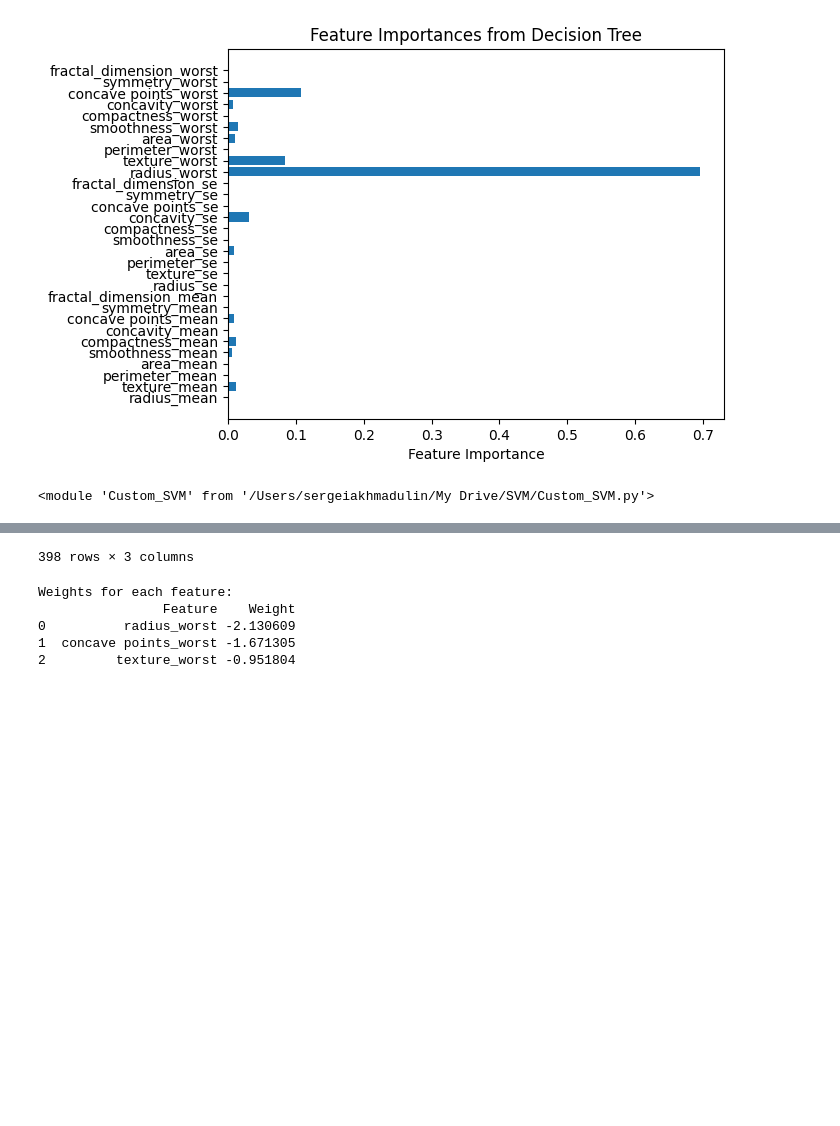
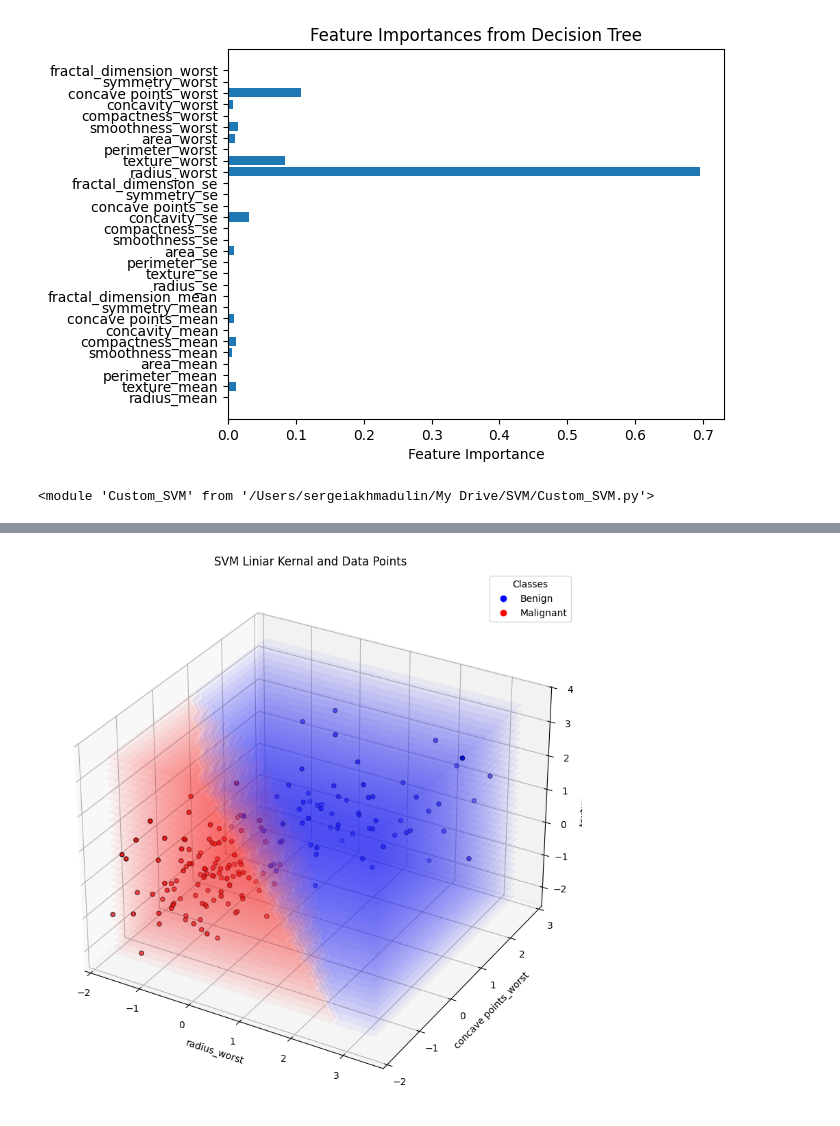
Before and after one commit to SergeyAkh/SVM, a Jupyter notebook: SVM.ipynb, the cells around one changed output, grey strips where cells are left out. Saved outputs shown, nothing was run; the diff lists cells and outputs as text; code cells hidden in the pictures; blank space fills up the shorter version.

```diff
--- a/SVM.ipynb
+++ b/SVM.ipynb
@@ -328,0 +317,4 @@ X_train, X_test, y_train, y_test = train_test_split(X_scaled,y, test_size=0.3, r
+# %%
+scaler = StandardScaler()
+X_scaled_tr = scaler.fit_transform(X_train)
+X_scaled_test = scaler.transform(X_test)
@@ -334,5 +328,5 @@ importlib.reload(Custom_SVM)
 # %%
 svm = Custom_SVM.CustomSVM()
 # %%
-svm.fit(X_train, np.squeeze(y_train.reset_index(drop=True)))
+svm.fit(X_scaled_tr, np.squeeze(y_train.reset_index(drop=True)))
 # %%
@@ -348,5 +345,0 @@ Let's focuse on model from sklearn package. Compare perfomance and try to improv
-# %%
-svm_clf = SVC(kernel='linear', gamma='scale',probability=True)
-svm_clf.fit(X_train, y_train)
-y_pred = svm_clf.predict(X_test)
-y_pred_prob = svm_clf.predict_proba(X_test)
@@ -399,0 +349,5 @@ X_train[y_train == -1][["radius_worst"]].isna()
+# %%
+svm_clf = SVC(kernel='linear', gamma='scale',probability=True)
+svm_clf.fit(X_scaled_tr, y_train)
+y_pred = svm_clf.predict(X_scaled_test)
+y_pred_prob = svm_clf.predict_proba(X_scaled_test)
@@ -400,27 +408,36 @@ X_train[y_train == -1][["radius_worst"]].isna()
 # %%
-    # Plot data points
-    plt.scatter(X[y == -1][:, 0], X[y == -1][:, 1], color='red', label='Class -1')
-    plt.scatter(X[y == 1][:, 0], X[y == 1][:, 1], color='blue', label='Class 1')
+# Get the decision function for visualization
+xx, yy = np.meshgrid(np.linspace(X_scaled_test[:, 0].min(), X_scaled_test[:, 0].max(), 30),
+                     np.linspace(X_scaled_test[:, 1].min(), X_scaled_test[:, 1].max(), 30))
 
-    # Create grid to plot the decision boundary and margins
-    x_min, x_max = X[:, 0].min() - 1, X[:, 0].max() + 1
-    y_min, y_max = X[:, 1].min() - 1, X[:, 1].max() + 1
-    xx, yy = np.meshgrid(np.linspace(x_min, x_max, 100), np.linspace(y_min, y_max, 100))
+# We'll predict the third dimension (z) based on a fixed value from the grid for now
+# Create a mesh grid for the third feature (Z)
+zz = np.linspace(X_scaled_test[:, 2].min(), X_scaled_test[:, 2].max(), 30)
 
-    # Calculate the decision function over the grid
-    Z = svm_model.decision_function(np.c_[xx.ravel(), yy.ravel()])
-    Z = Z.reshape(xx.shape)
+# Initialize 3D plot
+fig = plt.figure(figsize=(10, 11))
+ax = fig.add_subplot(111, projection='3d')
 
-    # Plot decision boundary and margins
-    plt.contour(xx, yy, Z, levels=[0], linewidths=2, colors='black')  # Decision boundary
-    plt.contour(xx, yy, Z, levels=[1], linestyles='--', colors='gray')  # Upper margin
-    plt.contour(xx, yy, Z, levels=[-1], linestyles='--', colors='gray')  # Lower margin
+# Predict the class label for every point in the 3D space
+Z = np.zeros((xx.shape[0], yy.shape[0], len(zz)))
+for i, z_val in enumerate(zz):
+    grid_points = np.c_[xx.ravel(), yy.ravel(), np.full_like(xx.ravel(), z_val)]
+    Z[:, :, i] = svm_clf.predict(grid_points).reshape(xx.shape)
 
-    # Set plot properties
-    plt.title("SVM with Decision Boundary and Margins")
-    plt.xlabel("Feature 1")
-    plt.ylabel("Feature 2")
-    plt.legend()
-    plt.grid(True)
-    plt.show()
+# Plot data points
+ax.scatter(X_scaled_test[:, 0], X_scaled_test[:, 1], X_scaled_test[:, 2], c=y_test, cmap='bwr', edgecolors='k', marker='o')
+
+# Plot decision boundary surfaces
+for i, z_val in enumerate(zz):
+    ax.contourf(xx, yy, Z[:, :, i], zdir='z', offset=z_val, cmap='bwr', alpha=0.05)
+
+# surface = ax.plot_surface(xx, yy, Z, cmap='viridis', alpha=0.6)
+# Add labels and title
+ax.set_xlabel(X.columns[0])
+ax.set_ylabel(X.columns[1])
+ax.set_zlabel(X.columns[2])
+ax.set_title('SVM Liniar Kernal and Data Points')
+handles, labels = sc.legend_elements()
+ax.legend(handles, target_names, title="Classes")
+plt.show()
 # %% [output]
@@ -439 +444 @@ X_train[y_train == -1][["radius_worst"]].isna()
-398 rows × 3 columns
+[figure, added]
@@ -448,9 +444,0 @@ weight_df = pd.DataFrame({
-# %%
-print("Weights for each feature:")
-print(weight_df)
-# %% [output]
-Weights for each feature:
-                Feature    Weight
-0          radius_worst -2.130609
-1  concave points_worst -1.671305
-2         texture_worst -0.951804
```
Also changed, not shown: parts of 39 cells of this notebook.
